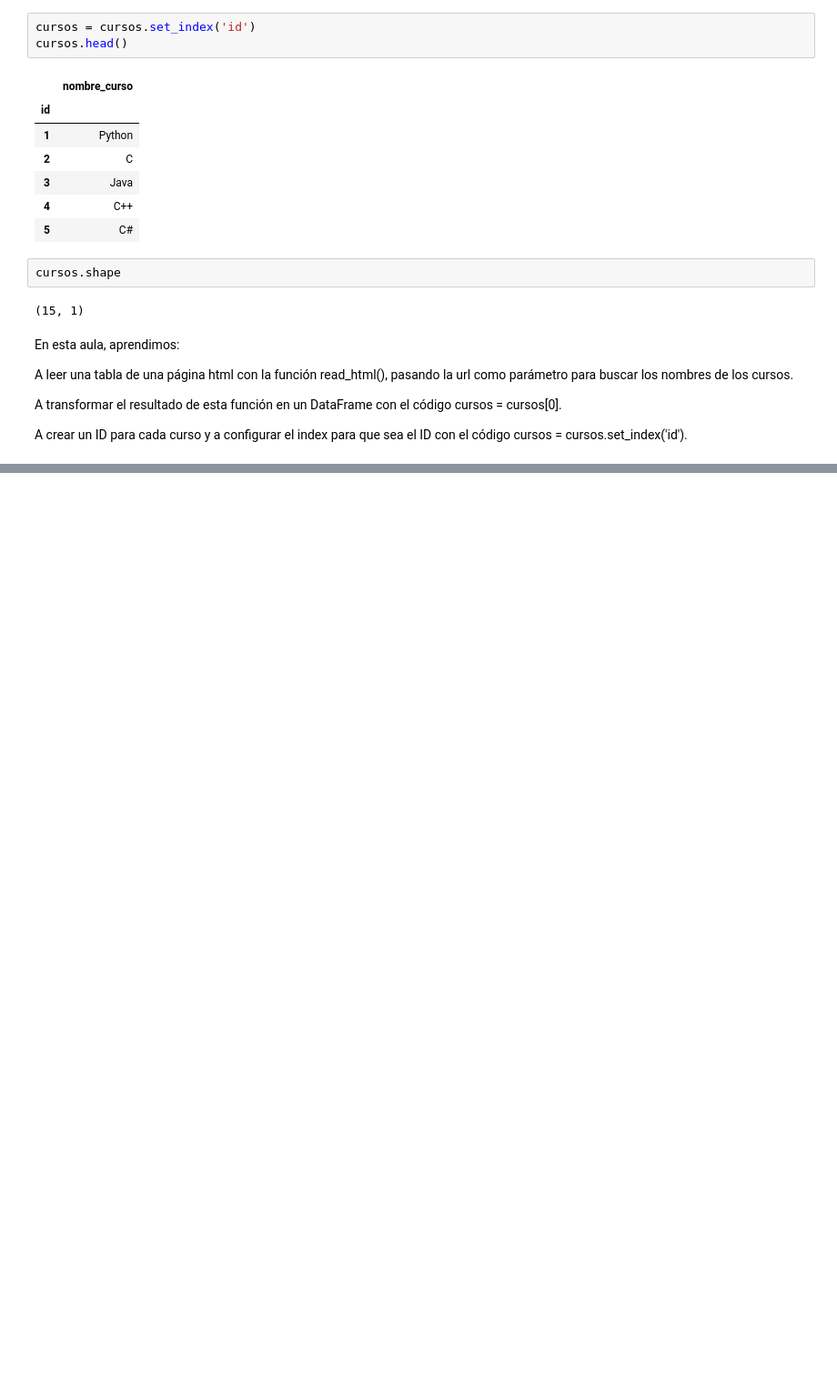
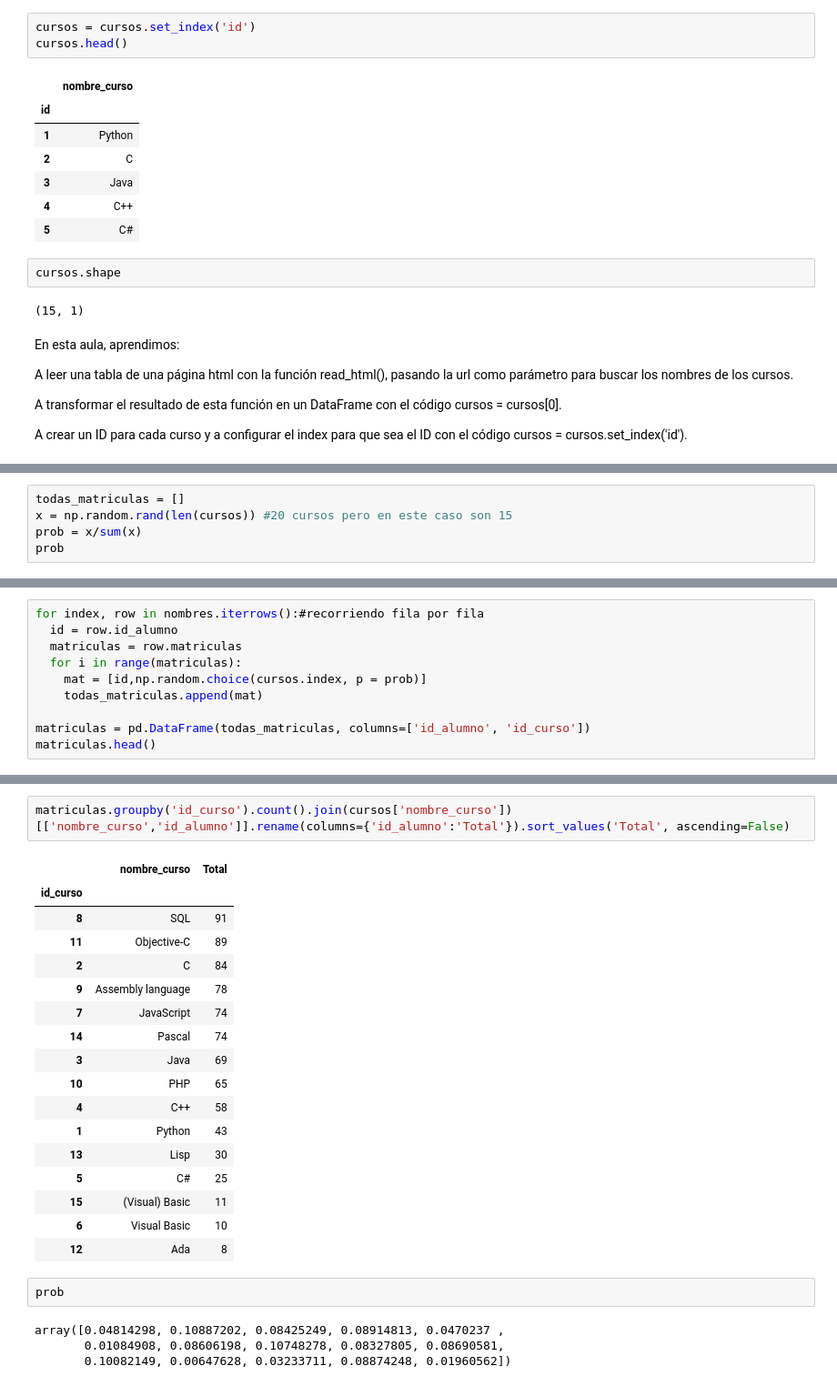
Before and after one commit to AdrianCPC/DS_Students_data_01, a Jupyter notebook: Capitulo1.ipynb, the cells around one changed output, grey strips where cells are left out. Shown at 91% size. Saved outputs shown, nothing was run; the diff lists cells and outputs as text; blank space fills up the shorter version.

Commit message:
Group_students and courses

```diff
--- a/Capitulo1.ipynb
+++ b/Capitulo1.ipynb
@@ -178,0 +256,5 @@ A crear un ID para cada curso y a configurar el index para que sea el ID con el
+# %%
+todas_matriculas = []
+x = np.random.rand(len(cursos)) #20 cursos pero en este caso son 15
+prob = x/sum(x)
+prob
@@ -178,0 +265,10 @@ A crear un ID para cada curso y a configurar el index para que sea el ID con el
+# %%
+for index, row in nombres.iterrows():#recorriendo fila por fila
+  id = row.id_alumno
+  matriculas = row.matriculas
+  for i in range(matriculas):
+    mat = [id,np.random.choice(cursos.index, p = prob)]
+    todas_matriculas.append(mat)
+
+matriculas = pd.DataFrame(todas_matriculas, columns=['id_alumno', 'id_curso'])
+matriculas.head()
@@ -178,0 +282,26 @@ A crear un ID para cada curso y a configurar el index para que sea el ID con el
+# %%
+matriculas.groupby('id_curso').count().join(cursos['nombre_curso'])[['nombre_curso','id_alumno']].rename(columns={'id_alumno':'Total'}).sort_values('Total', ascending=False)
+# %% [output]
+|  | nombre_curso | Total |
+| id_curso |  |  |
+| 8 | SQL | 91 |
+| 11 | Objective-C | 89 |
+| 2 | C | 84 |
+| 9 | Assembly language | 78 |
+| 7 | JavaScript | 74 |
+| 14 | Pascal | 74 |
+| 3 | Java | 69 |
+| 10 | PHP | 65 |
+| 4 | C++ | 58 |
+| 1 | Python | 43 |
+| 13 | Lisp | 30 |
+| 5 | C# | 25 |
+| 15 | (Visual) Basic | 11 |
+| 6 | Visual Basic | 10 |
+| 12 | Ada | 8 |
+# %%
+prob
+# %% [output]
+array([0.04814298, 0.10887202, 0.08425249, 0.08914813, 0.0470237 ,
+       0.01084908, 0.08606198, 0.10748278, 0.08327805, 0.08690581,
+       0.10082149, 0.00647628, 0.03233711, 0.08874248, 0.01960562])
```
Also changed, not shown: parts of 19 cells of this notebook.
